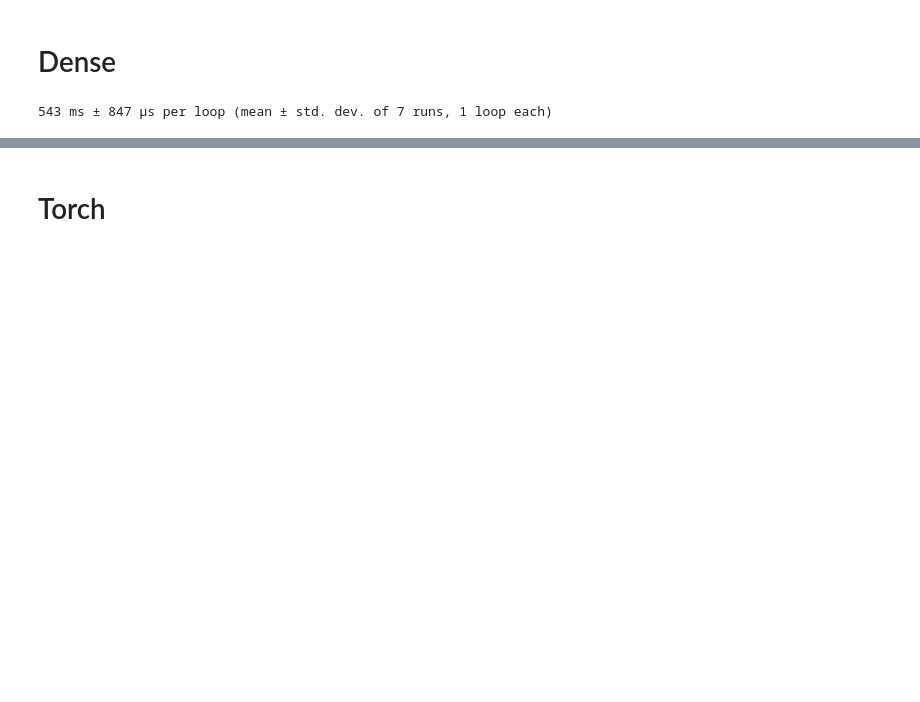
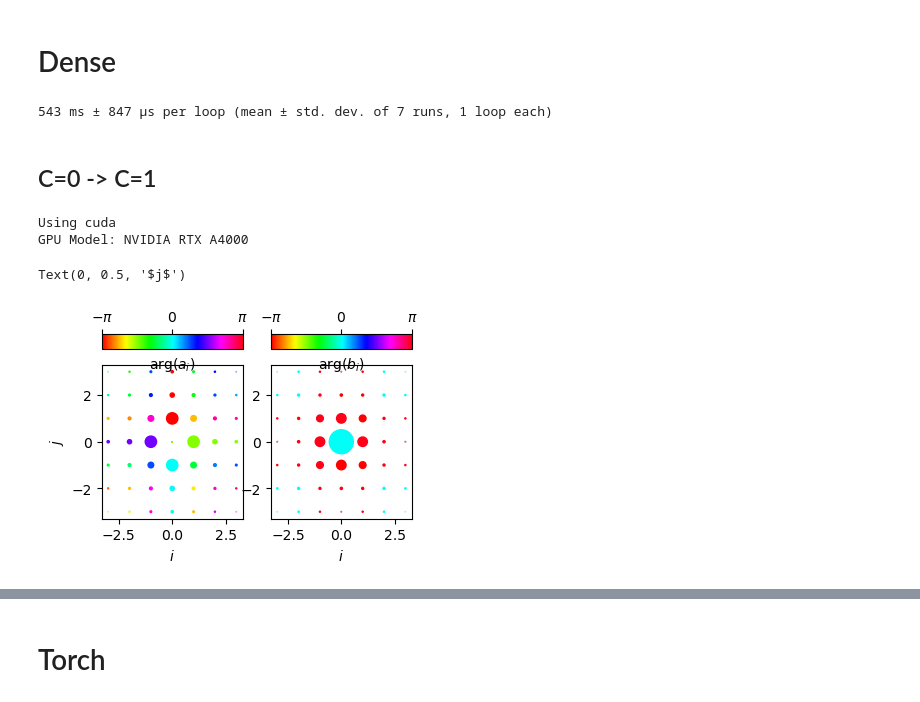
Before and after one commit to hainingpan/GTN, a Jupyter notebook: test_pytorch.ipynb, the cells around one changed output, grey strips where cells are left out. Drawn from its saved outputs; the diff is of its cells as text; code cells hidden in the pictures; blank space fills up the shorter version.

```diff
--- a/test_pytorch.ipynb
+++ b/test_pytorch.ipynb
@@ -76,3 +76,37 @@ P_contraction_2(gtn2.C_m,op,ix,ix_bar,)
 %timeit P_contraction_2(gtn2.C_m,op,ix,ix_bar,)
 # %% [output]
 543 ms ± 847 µs per loop (mean ± std. dev. of 7 runs, 1 loop each)
+# %% [markdown]
+## C=0 -> C=1
+# %%
+gtn2=GTN2_torch(Lx=15,Ly=15,history=False,random_init=True,bcx=1,bcy=1,seed=0,orbit=2,nshell=3,layer=2,complex128=True)
+mu_list=[1]
+gtn2.a_i={}
+gtn2.b_i={}
+gtn2.A_i={}
+gtn2.B_i={}
+for mu in mu_list:
+    gtn2.a_i[mu],gtn2.b_i[mu] = amplitude(gtn2.nshell,tau=[0,1],geometry='square',lower=True,mu=mu)
+    gtn2.A_i[mu],gtn2.B_i[mu] = amplitude(gtn2.nshell,tau=[1,0],geometry='square',lower=False,mu=mu)
+# %% [output]
+Using cuda
+GPU Model: NVIDIA RTX A4000
+# %%
+fig,ax=plt.subplots(1,2,figsize=(4,2))
+mu=1
+i_list,j_list,a_list=convert_to_list(gtn2.a_i[mu])
+im=ax[0].scatter(i_list,j_list,s=400*np.abs(a_list),c=np.angle(a_list),vmin=-np.pi,vmax=np.pi,cmap='hsv')
+
+i_list,j_list,b_list=convert_to_list(gtn2.b_i[mu])
+im=ax[1].scatter(i_list,j_list,s=400*np.abs(b_list),c=np.angle(b_list),vmin=-np.pi,vmax=np.pi,cmap='hsv')
+
+place_color_bar_top(im,ax[0],r'$\arg(a_i)$')
+place_color_bar_top(im,ax[1],r'$\arg(b_i)$')
+
+[ax.set_xlabel('$i$') for ax in ax]
+ax[0].set_ylabel('$j$')
+
+# fig.savefig('mu1_nshell4.pdf',bbox_inches='tight')
+# %% [output]
+Text(0, 0.5, '$j$')
+[figure, added]
```
Also changed, not shown: parts of 8 cells of this notebook.
